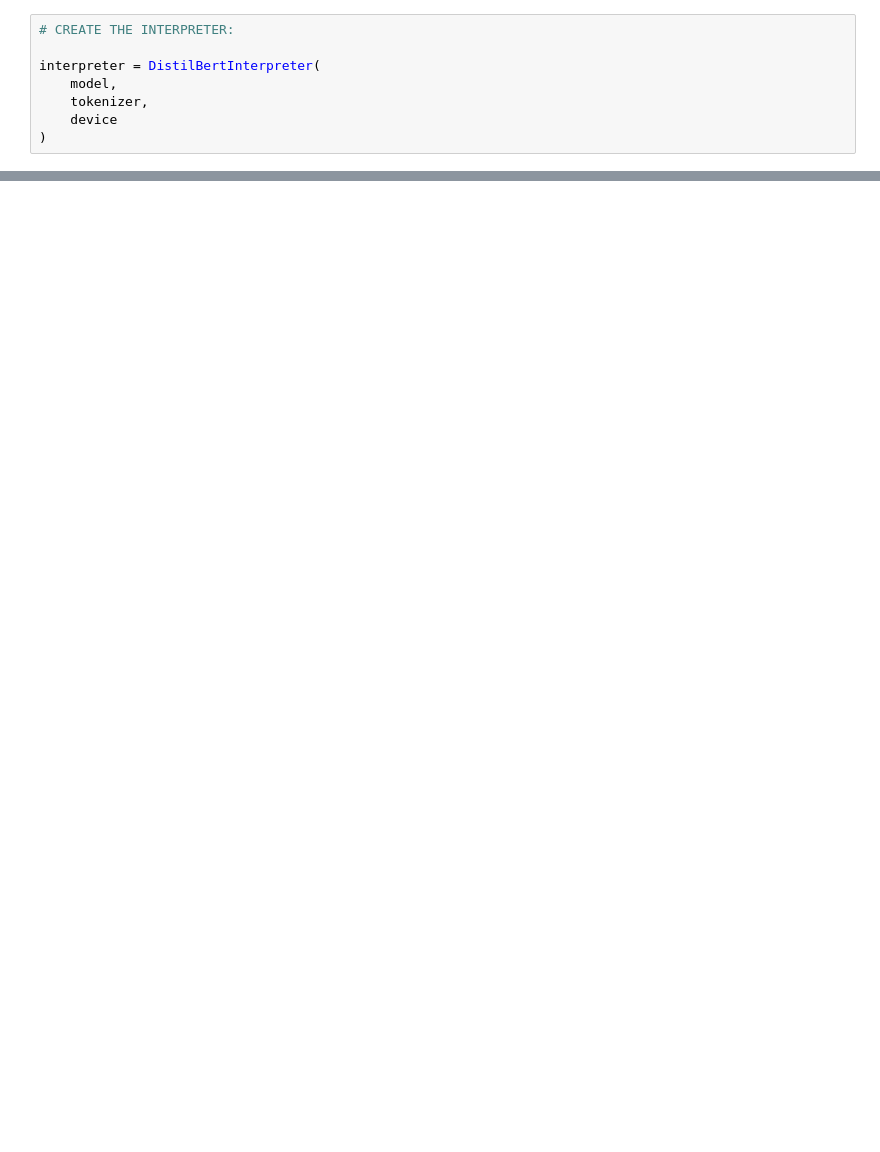
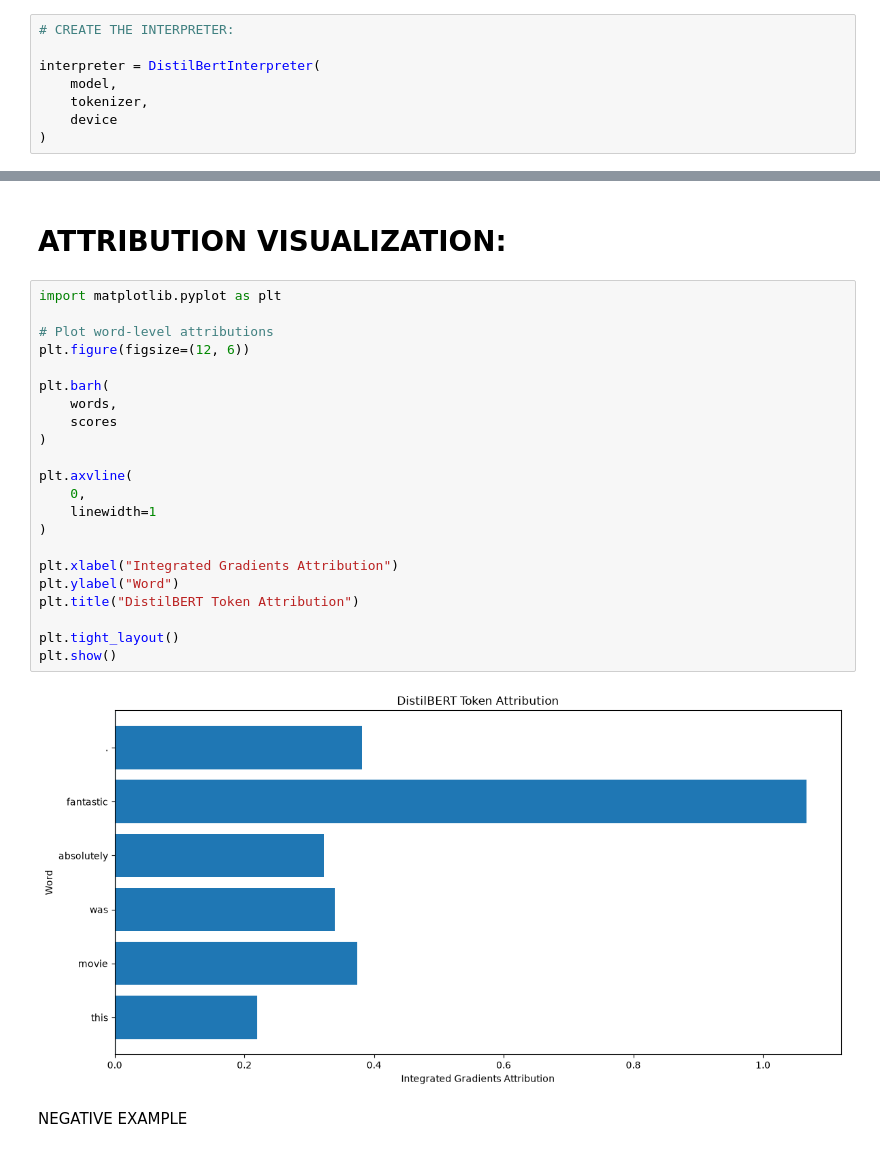
Before and after one commit to jordan-dsouza/xray-transformers, a Jupyter notebook: notebooks/explain.ipynb, the cells around one changed output, grey strips where cells are left out. Cells and saved outputs as stored; diff of their text form; blank space fills up the shorter version.

```diff
--- a/notebooks/explain.ipynb
+++ b/notebooks/explain.ipynb
@@ -103,0 +143,28 @@ print("Confidence:", f"{confidence:.4f}")
+# %% [markdown]
+# ATTRIBUTION VISUALIZATION:
+# %%
+import matplotlib.pyplot as plt
+
+# Plot word-level attributions
+plt.figure(figsize=(12, 6))
+
+plt.barh(
+    words,
+    scores
+)
+
+plt.axvline(
+    0,
+    linewidth=1
+)
+
+plt.xlabel("Integrated Gradients Attribution")
+plt.ylabel("Word")
+plt.title("DistilBERT Token Attribution")
+
+plt.tight_layout()
+plt.show()
+# %% [output]
+[figure, added]
+# %% [markdown]
+NEGATIVE EXAMPLE
```
Also changed, not shown: parts of 47 cells of this notebook.
